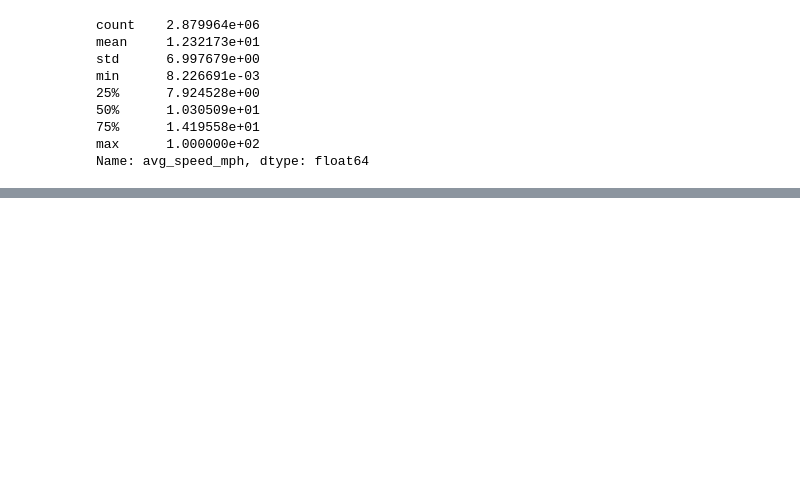
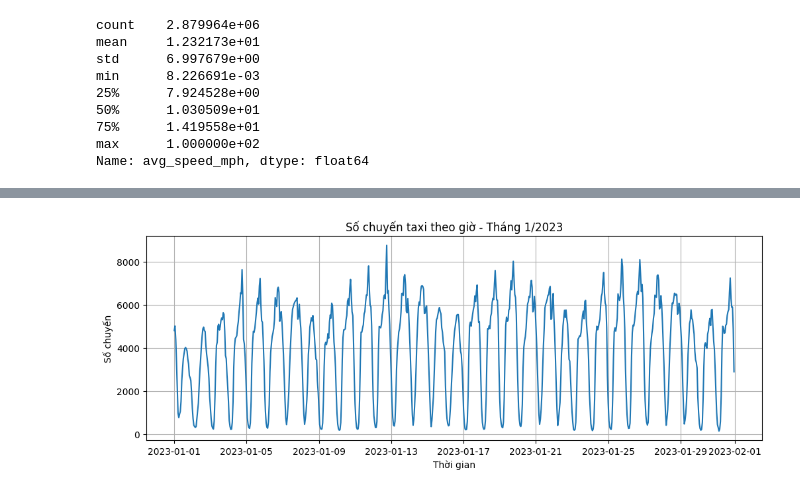
Before and after one commit to nguyenductan37/taxi-demand-prediction, a Jupyter notebook: notebook.ipynb, the cells around one changed output, grey strips where cells are left out. Saved outputs shown, nothing was run; the diff lists cells and outputs as text; code cells hidden in the pictures; blank space fills up the shorter version.

Commit message:
Tổng hợp dữ liệu theo giờ

```diff
--- a/notebook.ipynb
+++ b/notebook.ipynb
@@ -518,0 +543,18 @@ Name: avg_speed_mph, dtype: float64
+# %%
+df_temp = df_jan.set_index('tpep_pickup_datetime')
+# %%
+hourly_data = df_temp.resample('H').agg(
+    total_pickups=('trip_distance', 'count'),
+    avg_duration_minutes=('trip_duration_minutes', 'mean'),
+    avg_distance_miles=('trip_distance', 'mean'),
+    avg_fare_amount=('fare_amount', 'mean'),
+    avg_total_amount=('total_amount', 'mean'),
+    avg_speed_mph=('avg_speed_mph', 'mean')
+).reset_index()
+# %%
+hourly_data['hour_of_day'] = hourly_data['tpep_pickup_datetime'].dt.hour
+hourly_data['day_of_week'] = hourly_data['tpep_pickup_datetime'].dt.dayofweek
+hourly_data['is_weekend'] = (hourly_data['day_of_week'] >= 5).astype(int)
+# %%
+avg_cols = ['avg_duration_minutes', 'avg_distance_miles', 'avg_fare_amount', 'avg_total_amount', 'avg_speed_mph']
+hourly_data[avg_cols] = hourly_data[avg_cols].fillna(0)
@@ -518,0 +583,12 @@ Name: avg_speed_mph, dtype: float64
+# %%
+import matplotlib.pyplot as plt
+
+plt.figure(figsize=(12, 4))
+plt.plot(hourly_data['tpep_pickup_datetime'], hourly_data['total_pickups'])
+plt.title('Số chuyến taxi theo giờ - Tháng 1/2023')
+plt.xlabel('Thời gian')
+plt.ylabel('Số chuyến')
+plt.grid(True)
+plt.show()
+# %% [output]
+[figure, added]
```
Also changed, not shown: parts of 6 cells of this notebook.
